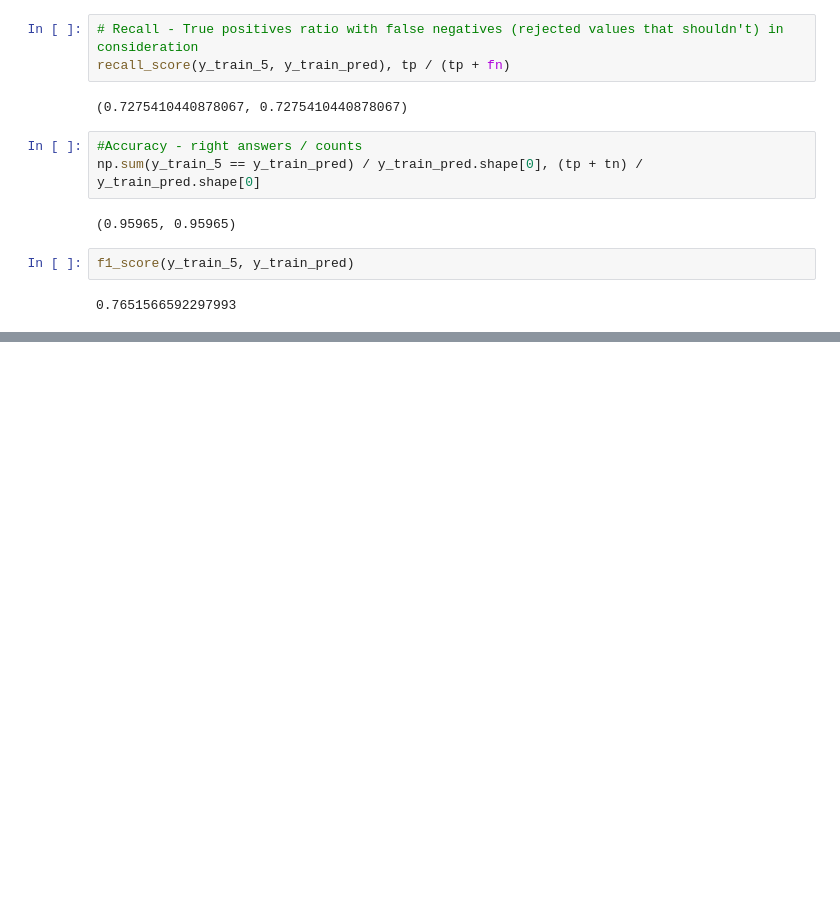
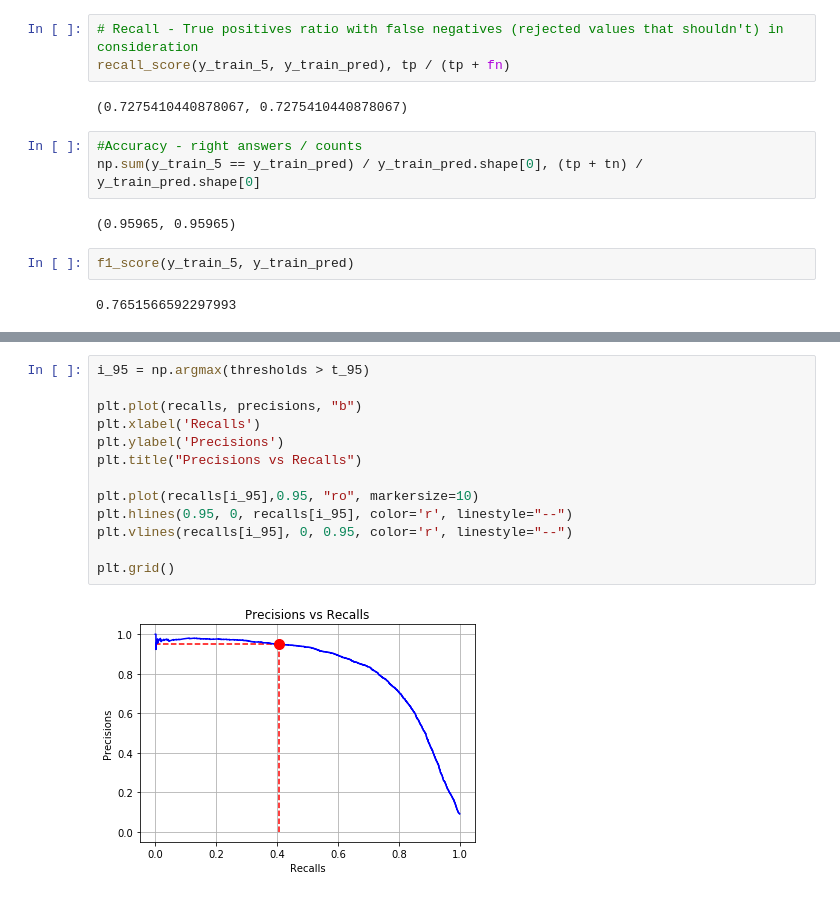
Before and after one commit to varokas/hands-on-ml, a Jupyter notebook: chapter3.ipynb, the cells around one changed output, grey strips where cells are left out. Cells and saved outputs as stored; diff of their text form; blank space fills up the shorter version.

```diff
--- a/chapter3.ipynb
+++ b/chapter3.ipynb
@@ -118,0 +164,15 @@ f1_score(y_train_5, y_train_pred)
+# %%
+i_95 = np.argmax(thresholds > t_95)
+
+plt.plot(recalls, precisions, "b")
+plt.xlabel('Recalls')
+plt.ylabel('Precisions')
+plt.title("Precisions vs Recalls")
+
+plt.plot(recalls[i_95],0.95, "ro", markersize=10)
+plt.hlines(0.95, 0, recalls[i_95], color='r', linestyle="--")
+plt.vlines(recalls[i_95], 0, 0.95, color='r', linestyle="--")
+
+plt.grid()
+# %% [output]
+[figure, added]
```
Also changed, not shown: parts of 7 cells of this notebook.
